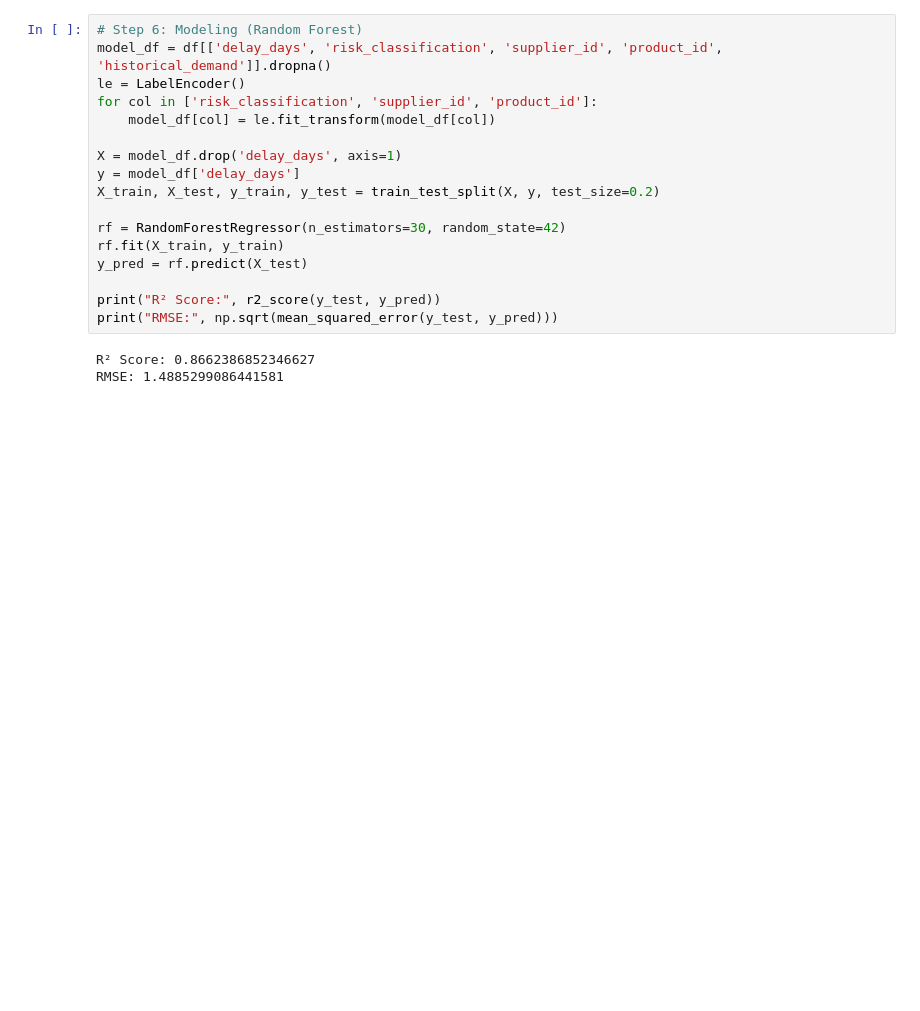
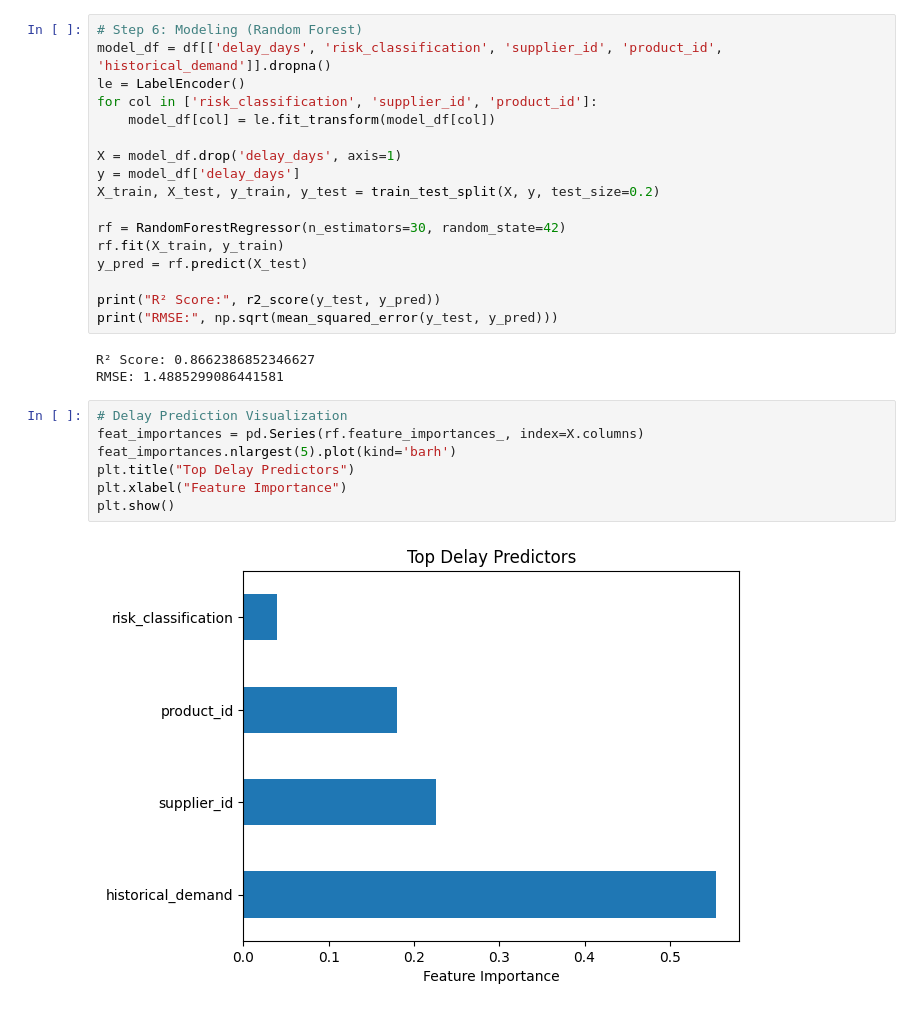
Before and after one commit to Deepthir13/Supply-Chain-Delay-Analysis, a Jupyter notebook: Supply.ipynb, the cells around one changed output. Drawn from its saved outputs; the diff is of its cells as text; blank space fills up the shorter version.

Commit message:
Delay analysis

```diff
--- a/Supply.ipynb
+++ b/Supply.ipynb
@@ -50,3 +50,12 @@ print("RMSE:", np.sqrt(mean_squared_error(y_test, y_pred)))
 # %% [output]
 R² Score: 0.8662386852346627
 RMSE: 1.4885299086441581
+# %%
+# Delay Prediction Visualization
+feat_importances = pd.Series(rf.feature_importances_, index=X.columns)
+feat_importances.nlargest(5).plot(kind='barh')
+plt.title("Top Delay Predictors")
+plt.xlabel("Feature Importance")
+plt.show()
+# %% [output]
+[figure, added]
```
Also changed, not shown: parts of 4 cells of this notebook.
